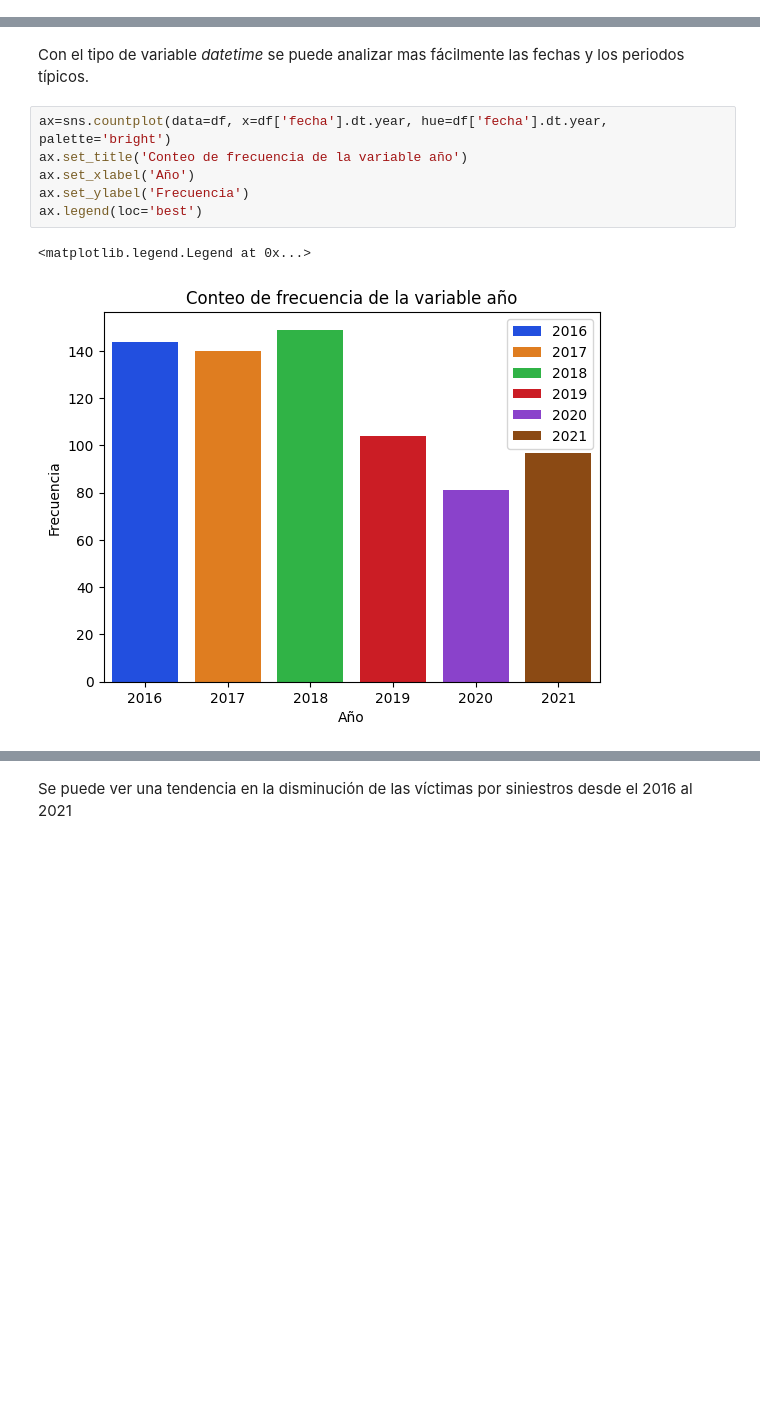
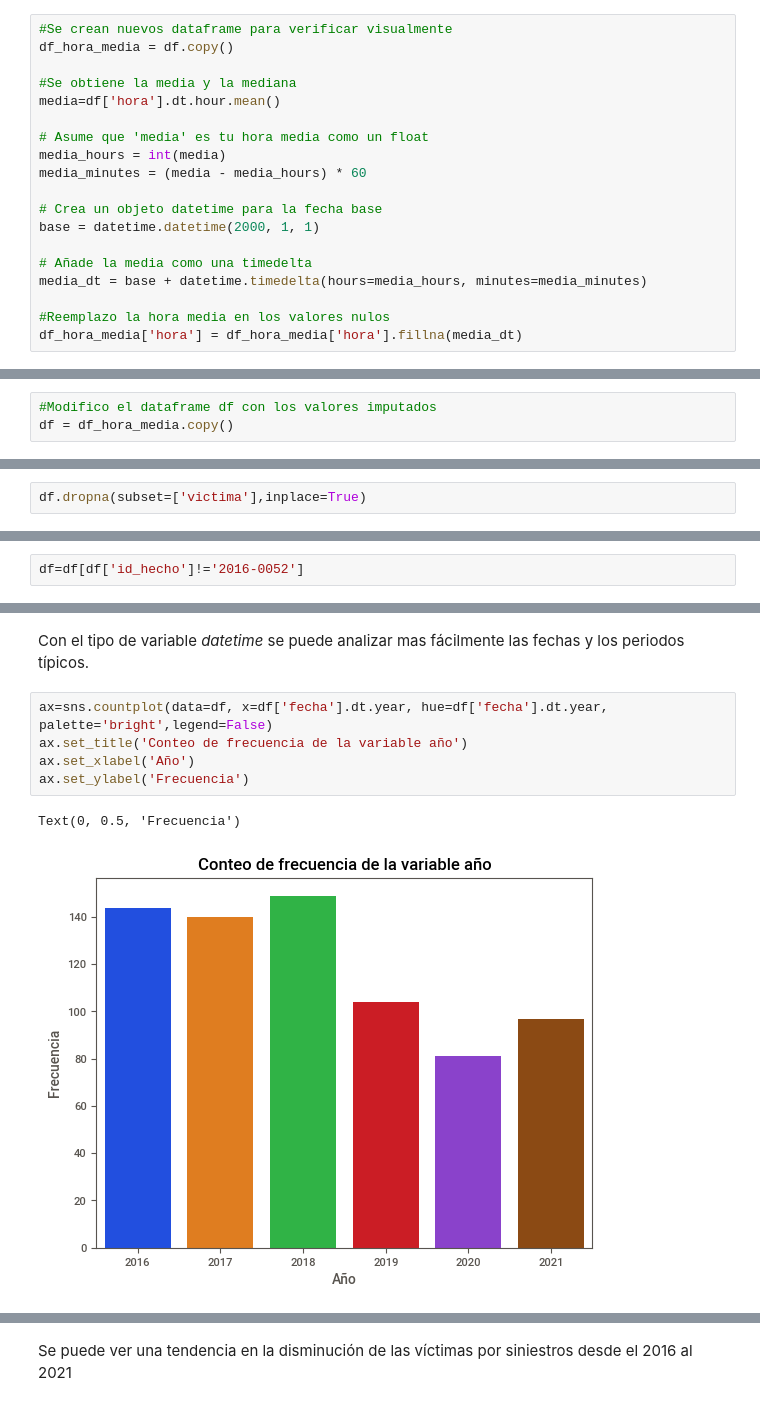
Before and after one commit to Juancito2085/PI_Data_Analyst, a Jupyter notebook: EDA.ipynb, the cells around one changed output, grey strips where cells are left out. Cells and saved outputs as stored; diff of their text form; blank space fills up the shorter version.

```diff
--- a/EDA.ipynb
+++ b/EDA.ipynb
@@ -10,0 +82,19 @@ df=pd.read_excel('Datasets/data.xlsx')
+# %%
+#Se crean nuevos dataframe para verificar visualmente
+df_hora_media = df.copy()
+
+#Se obtiene la media y la mediana
+media=df['hora'].dt.hour.mean()
+
+# Asume que 'media' es tu hora media como un float
+media_hours = int(media)
+media_minutes = (media - media_hours) * 60
+
+# Crea un objeto datetime para la fecha base
+base = datetime.datetime(2000, 1, 1)
+
+# Añade la media como una timedelta
+media_dt = base + datetime.timedelta(hours=media_hours, minutes=media_minutes)
+
+#Reemplazo la hora media en los valores nulos
+df_hora_media['hora'] = df_hora_media['hora'].fillna(media_dt)
@@ -10,0 +154,3 @@ df=pd.read_excel('Datasets/data.xlsx')
+# %%
+#Modifico el dataframe df con los valores imputados
+df = df_hora_media.copy()
@@ -10,0 +191,2 @@ df=pd.read_excel('Datasets/data.xlsx')
+# %%
+df.dropna(subset=['victima'],inplace=True)
@@ -11,3 +351,5 @@ df=pd.read_excel('Datasets/data.xlsx')
+# %%
+df=df[df['id_hecho']!='2016-0052']
 # %%
 df.info()
 # %% [output]
@@ -52,11 +404,10 @@ Como se puede ver en la gráfica anterior en la mayoría de siniestros la cantid
 # %% [markdown]
 Con el tipo de variable *datetime* se puede analizar mas fácilmente las fechas y los periodos típicos.
 # %%
-ax=sns.countplot(data=df, x=df['fecha'].dt.year, hue=df['fecha'].dt.year, palette='bright')
+ax=sns.countplot(data=df, x=df['fecha'].dt.year, hue=df['fecha'].dt.year, palette='bright',legend=False)
 ax.set_title('Conteo de frecuencia de la variable año')
 ax.set_xlabel('Año')
 ax.set_ylabel('Frecuencia')
-ax.legend(loc='best')
 # %% [output]
-<matplotlib.legend.Legend at 0x...>
+Text(0, 0.5, 'Frecuencia')
-[figure, old version]
+[figure, new version]
```
Also changed, not shown: parts of 72 cells of this notebook.
